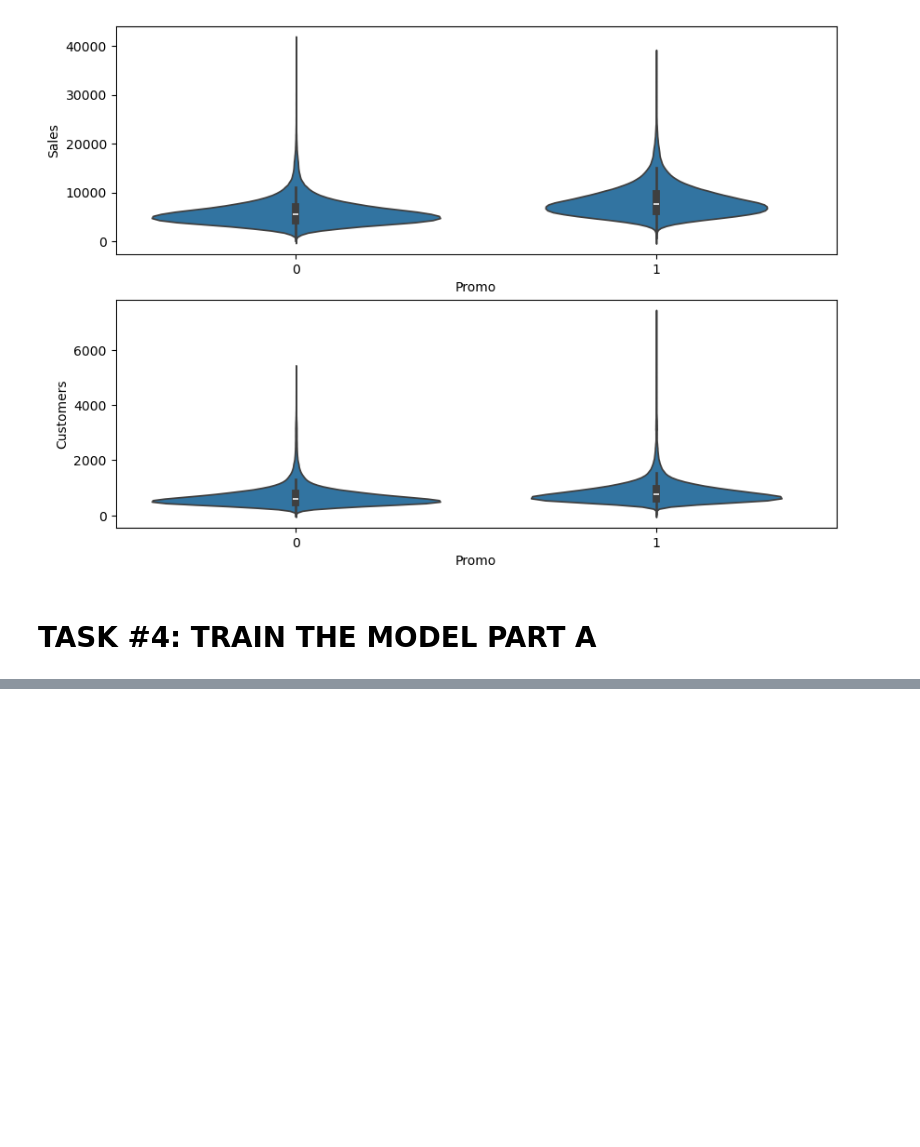
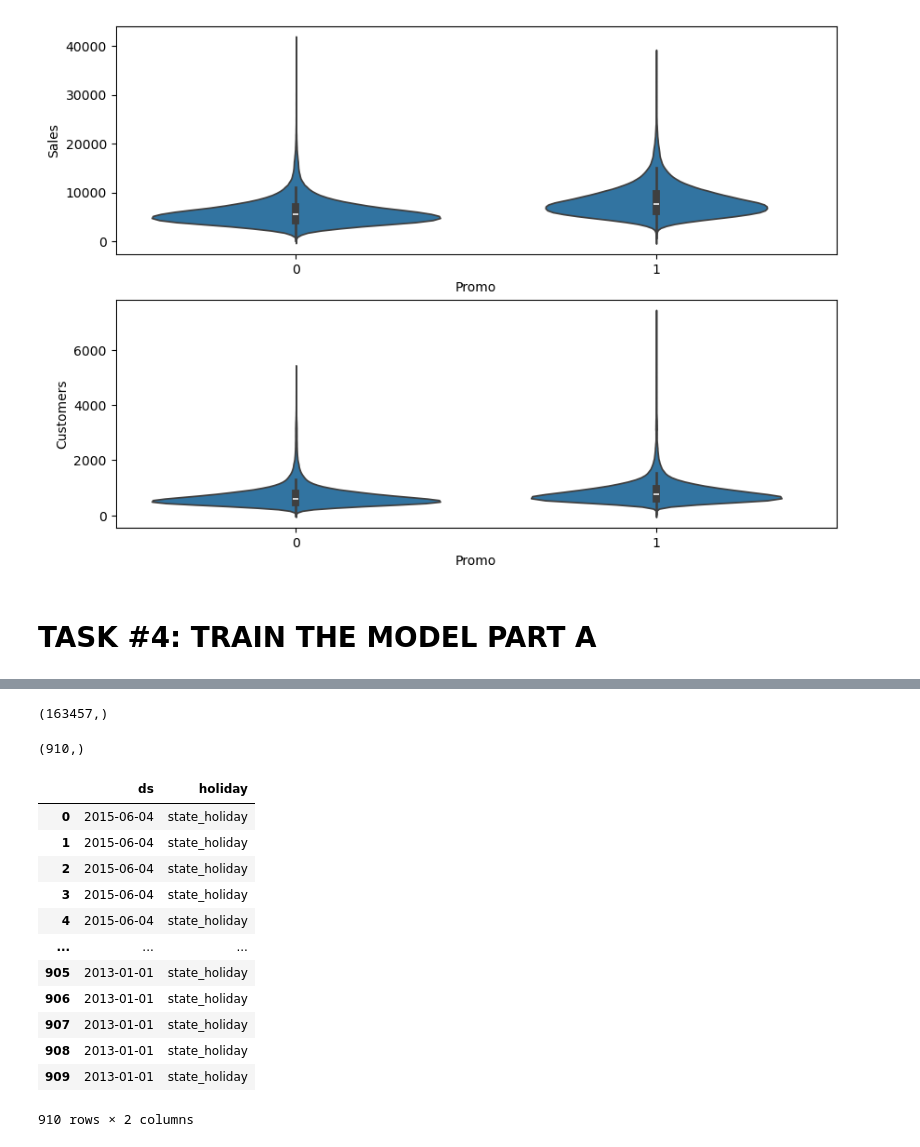
Before and after one commit to ranjansinghds/Sales-Department-Project, a Jupyter notebook: Sales_Department_Project.ipynb, the cells around one changed output, grey strips where cells are left out. Saved outputs shown, nothing was run; the diff lists cells and outputs as text; code cells hidden in the pictures; blank space fills up the shorter version.

```diff
--- a/Sales_Department_Project.ipynb
+++ b/Sales_Department_Project.ipynb
@@ -541,0 +636,4 @@ sns.violinplot(x='Promo', y='Customers', data=sales_train_all_df)
+# %%
+school_holidays.shape
+# %% [output]
+(163457,)
@@ -541,0 +643,4 @@ sns.violinplot(x='Promo', y='Customers', data=sales_train_all_df)
+# %%
+state_holidays.shape
+# %% [output]
+(910,)
@@ -541,0 +649,16 @@ sns.violinplot(x='Promo', y='Customers', data=sales_train_all_df)
+# %%
+state_holidays
+# %% [output]
+|  | ds | holiday |
+| 0 | 2015-06-04 | state_holiday |
+| 1 | 2015-06-04 | state_holiday |
+| 2 | 2015-06-04 | state_holiday |
+| 3 | 2015-06-04 | state_holiday |
+| 4 | 2015-06-04 | state_holiday |
+| ... | ... | ... |
+| 905 | 2013-01-01 | state_holiday |
+| 906 | 2013-01-01 | state_holiday |
+| 907 | 2013-01-01 | state_holiday |
+| 908 | 2013-01-01 | state_holiday |
+| 909 | 2013-01-01 | state_holiday |
+910 rows × 2 columns
```
Also changed, not shown: parts of 24 cells of this notebook, 1 other file.
